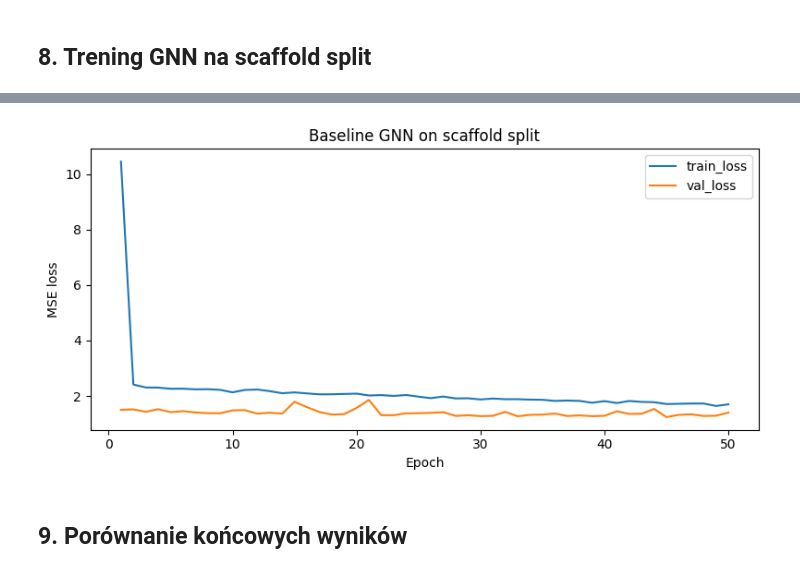
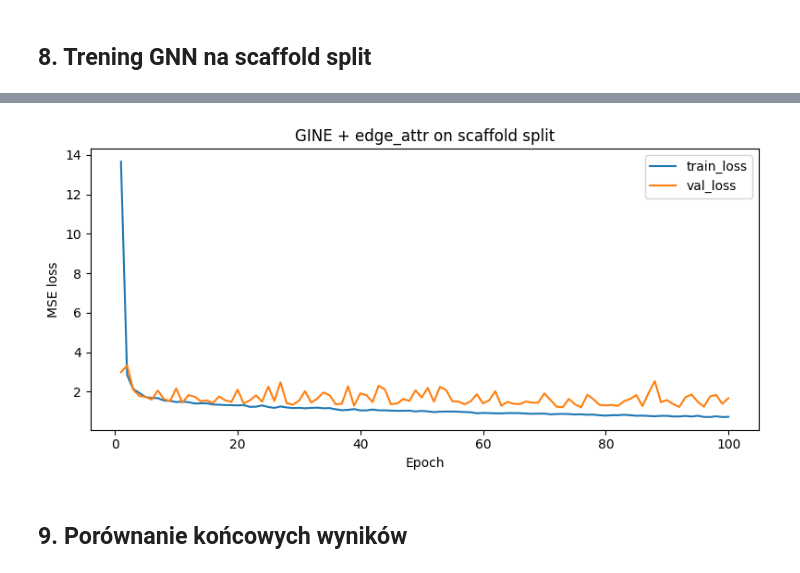
Before and after one commit to BStchw/ChEMBL-analysis, a Jupyter notebook: train_gnn.ipynb, the cells around one changed output, grey strips where cells are left out. Saved outputs shown, nothing was run; the diff lists cells and outputs as text; code cells hidden in the pictures.

```diff
--- a/train_gnn.ipynb
+++ b/train_gnn.ipynb
@@ -265,15 +395,15 @@ EpochResult(loss=1.1622003210351821, rmse=1.0780539558333466, mae=0.872043669223
 # %%
 plt.figure(figsize=(8, 4))
-plt.plot(history_scaffold["epoch"], history_scaffold["train_loss"], label="train_loss")
-plt.plot(history_scaffold["epoch"], history_scaffold["val_loss"], label="val_loss")
+plt.plot(hist_gine_scaffold["epoch"], hist_gine_scaffold["train_loss"], label="train_loss")
+plt.plot(hist_gine_scaffold["epoch"], hist_gine_scaffold["val_loss"], label="val_loss")
 plt.xlabel("Epoch")
 plt.ylabel("MSE loss")
-plt.title("Baseline GNN on scaffold split")
+plt.title("GINE + edge_attr on scaffold split")
 plt.legend()
 plt.tight_layout()
 plt.show()
 # %% [output]
-[figure, old version]
+[figure, new version]
 # %% [markdown]
 ## 9. Porównanie końcowych wyników
 # %%
```
Also changed, not shown: parts of 18 cells of this notebook, 29 other files.
